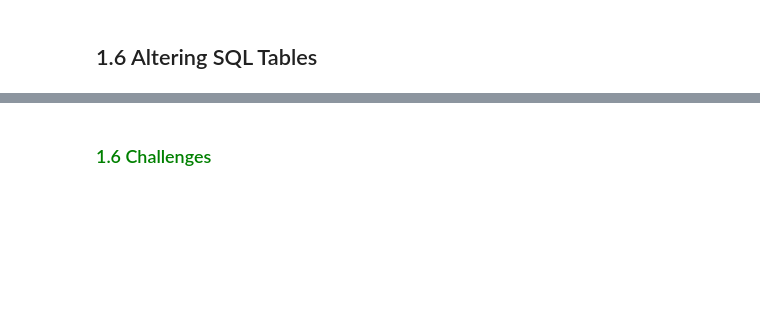
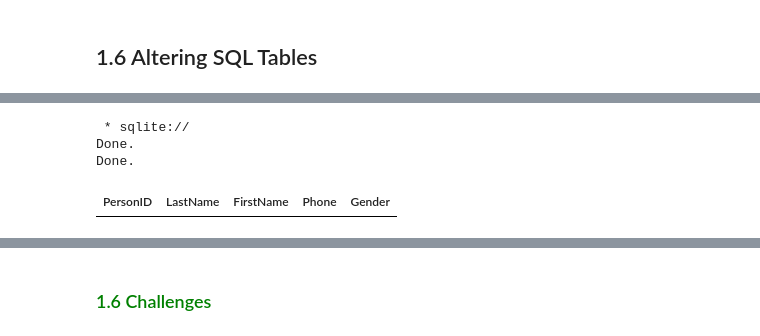
Before and after one commit to Dennis-Kiarie/SQL-Starter-Kit, a Jupyter notebook: SQL_Programming_Getting_Started_with_Databases.ipynb, the cells around one changed output, grey strips where cells are left out. Cells and saved outputs as stored; diff of their text form; code cells hidden in the pictures; blank space fills up the shorter version.

```diff
--- a/SQL_Programming_Getting_Started_with_Databases.ipynb
+++ b/SQL_Programming_Getting_Started_with_Databases.ipynb
@@ -231,10 +378,16 @@ SELECT * FROM Classmates;
 # %%
 # Example 2: Deleting a Column
 # To delete a column Phone in a table above we do the following,
 # Then fetch records from the table to confirm the changes
 #
 %%sql
 ALTER TABLE Classmates drop column Residence;
+SELECT * FROM Classmates;
+# %% [output]
+ * sqlite://
+Done.
+Done.
+| PersonID | LastName | FirstName | Phone | Gender |
 # %%
 # Example 3
 # We can change the name of the Classmates table to Schoolmates by doing the following,
```
Also changed, not shown: parts of 27 cells of this notebook.
